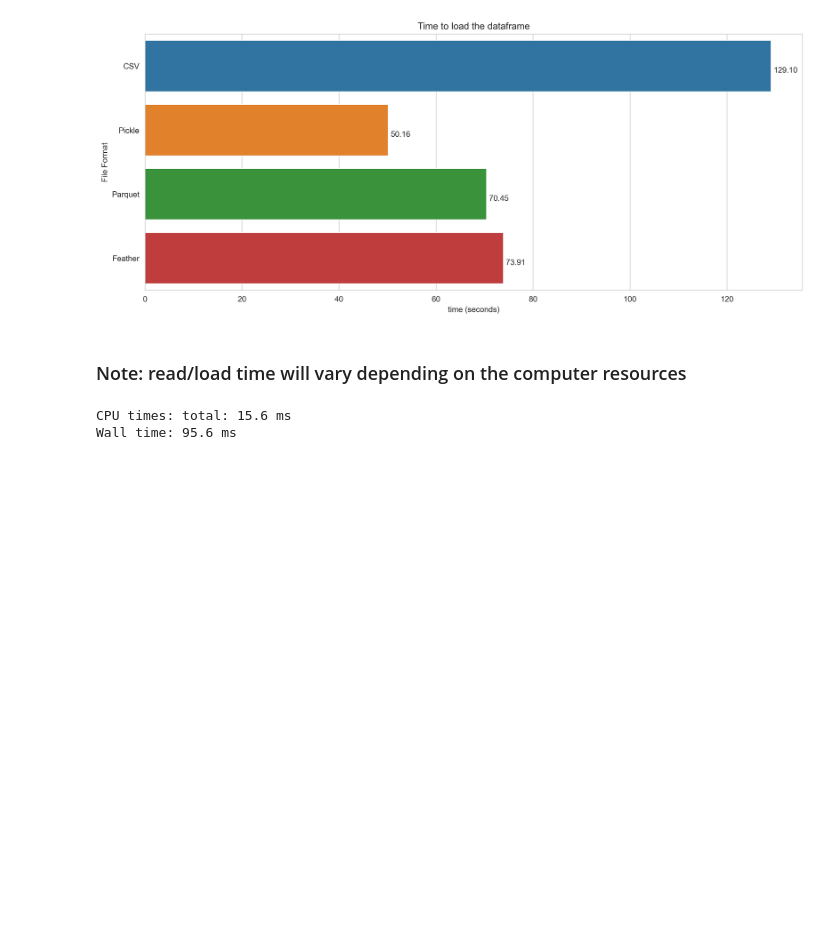
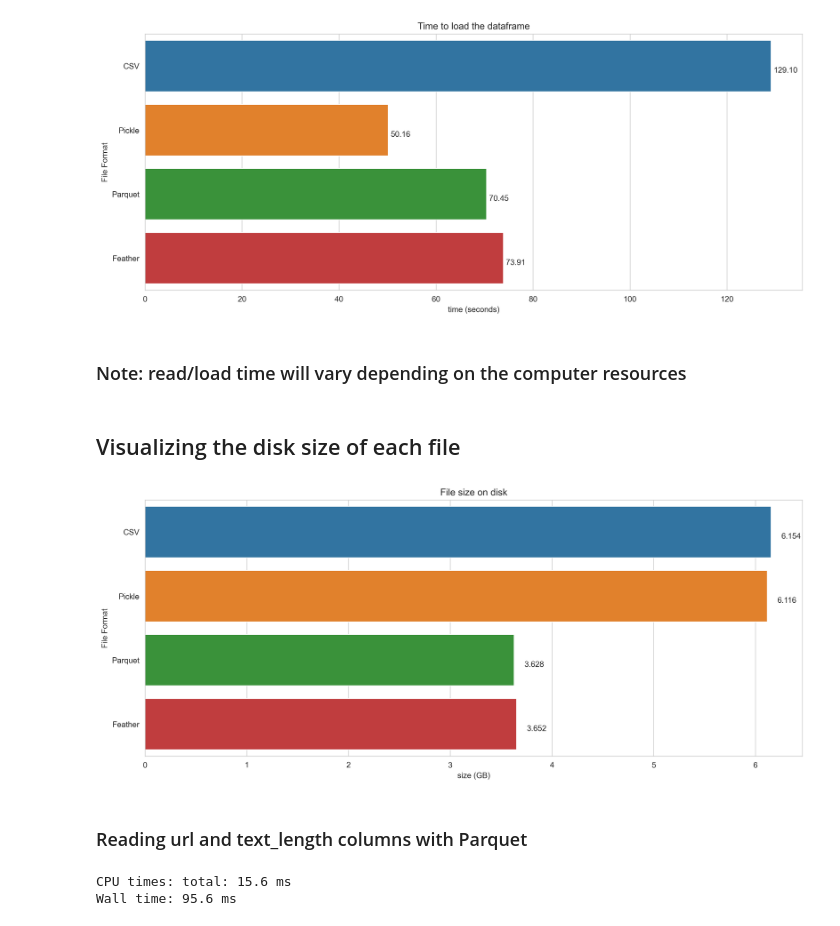
Before and after one commit to almakhamreh/Saving_dfs_efficiently, a Jupyter notebook: Pandas Dataframes medium Blog.ipynb, the cells around one changed output. Cells and saved outputs as stored; diff of their text form; code cells hidden in the pictures; blank space fills up the shorter version.

```diff
--- a/Pandas Dataframes medium Blog.ipynb
+++ b/Pandas Dataframes medium Blog.ipynb
@@ -236,8 +236,38 @@ for p in plot.patches:
 plt.show()
 # %% [output]
 [figure]
-# %% [markdown]
-### Note: read/load time will vary depending on the computer resources
+# %% [markdown]
+### Note: read/load time will vary depending on the computer resources
+# %% [markdown]
+## Visualizing the disk size of each file
+# %%
+csv_size = round(os.path.getsize('df_result.csv')/ (1024**3), 3)
+pickle_size = round(os.path.getsize('df_result.pickle')/ (1024**3), 3)
+parquet_size = round(os.path.getsize('df_result.parquet')/ (1024**3), 3)
+feather_size = round(os.path.getsize('df_result.feather')/ (1024**3), 3)
+
+file_type = ['CSV', 'Pickle', 'Parquet', 'Feather']
+processing_time = [csv_size, pickle_size, parquet_size, feather_size]
+
+# Create the plot
+sns.set_style("whitegrid")
+plt.figure(figsize=(15,6), dpi=300)
+plot = sns.barplot(x=processing_time, y=file_type, orient='h')
+
+# Add labels and title
+plt.xlabel('size (GB)')
+plt.ylabel('File Format')
+plt.title("File size on disk")
+# Add numbers over the bars
+for p in plot.patches:
+    plot.annotate(format(p.get_width(), '.3f'), (p.get_width()+0.1, p.get_y()+0.5))
+
+# Show the plot
+plt.show()
+# %% [output]
+[figure, added]
+# %% [markdown]
+### Reading url and text_length columns with Parquet
 # %%
 %%time
 df = pd.read_parquet('df_result.parquet', columns = ['url', 'text_length'])
```
Also changed, not shown: parts of 8 cells of this notebook.
